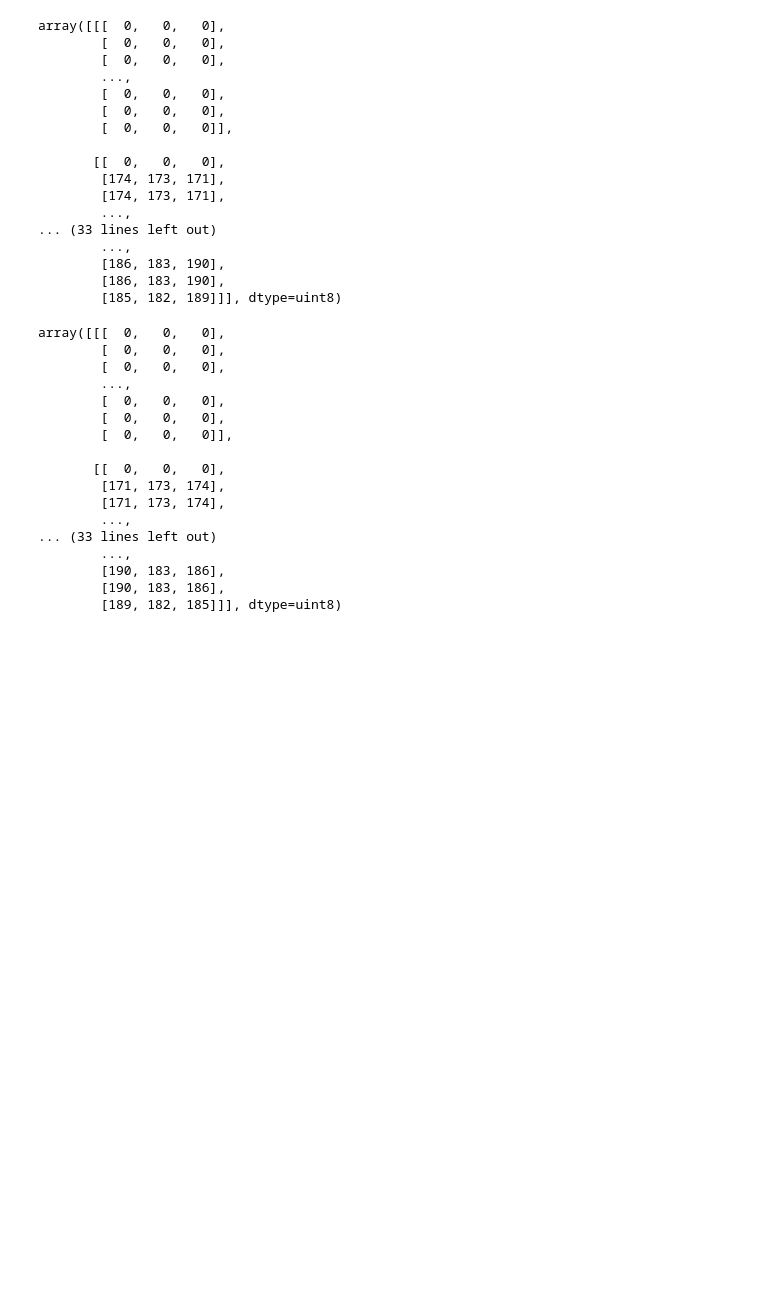
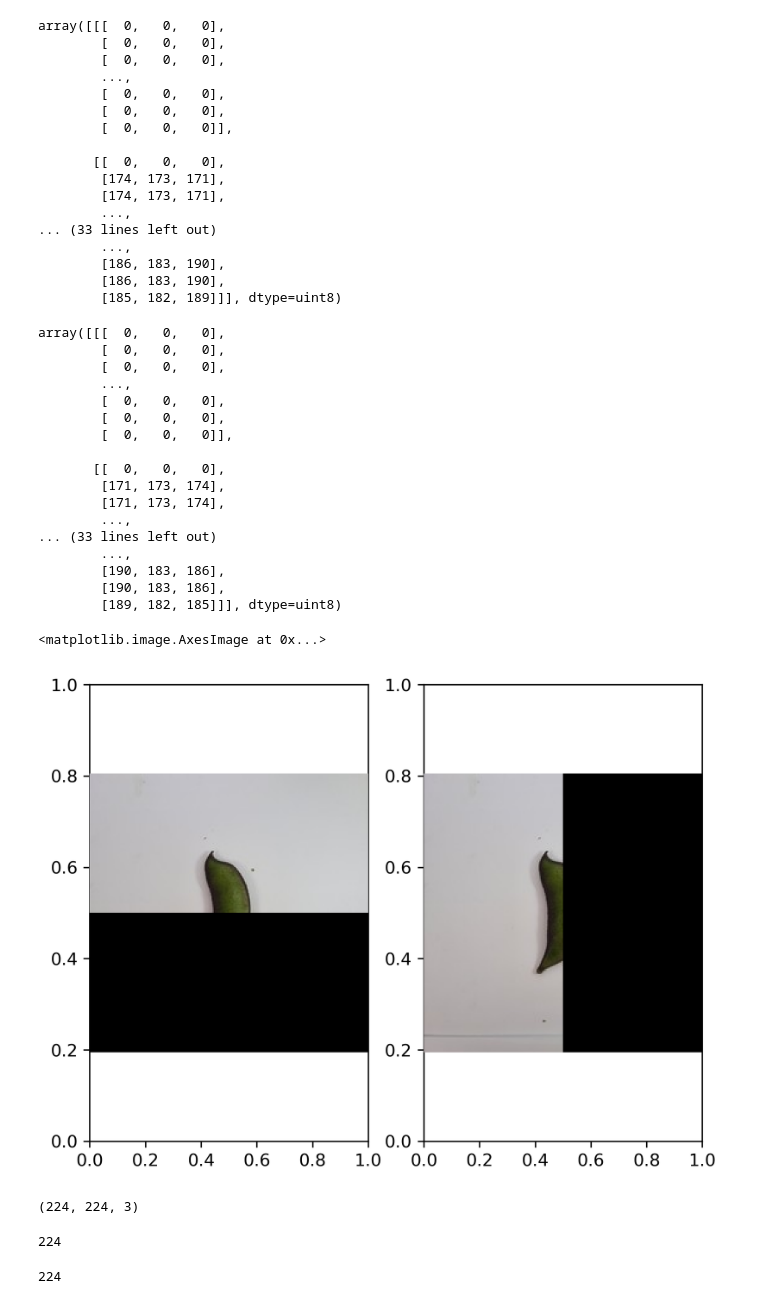
Before and after one commit to ADA-GWU/guidedresearchproject-yusif_mukhtarov, a Jupyter notebook: initial_preprocessing.ipynb, the cells around one changed output. Saved outputs shown, nothing was run; the diff lists cells and outputs as text; code cells hidden in the pictures; blank space fills up the shorter version.

```diff
--- a/initial_preprocessing.ipynb
+++ b/initial_preprocessing.ipynb
@@ -164,0 +162,45 @@ img = cv2.imread('../data/test/0026.jpg')
+# %%
+# occluded
+img = cv2.imread('../data/test/0026.jpg')
+
+w, h, c= img.shape
+
+cv2.rectangle(img, (0, int(h/2)), (w, h), (0, 0, 0), -1)
+
+image = cv2.cvtColor(img, cv2.COLOR_BGR2RGB)
+
+
+fig, axes = plt.subplots(1, 2, dpi=300)
+
+fig.add_subplot(1,2,1)
+plt.axis("off")
+plt.imshow(image)
+
+
+img = cv2.imread('../data/test/0026.jpg')
+
+w, h, c= img.shape
+
+cv2.rectangle(img, (int(w/2), 0), (w, h), (0, 0, 0), -1)
+
+image = cv2.cvtColor(img, cv2.COLOR_BGR2RGB)
+
+
+fig.add_subplot(1,2,2)
+plt.axis("off")
+plt.imshow(image)
+# %% [output]
+<matplotlib.image.AxesImage at 0x...>
+[figure, added]
+# %%
+img.shape
+# %% [output]
+(224, 224, 3)
+# %%
+w
+# %% [output]
+224
+# %%
+h
+# %% [output]
+224
```
Also changed, not shown: parts of 1 cell of this notebook.
